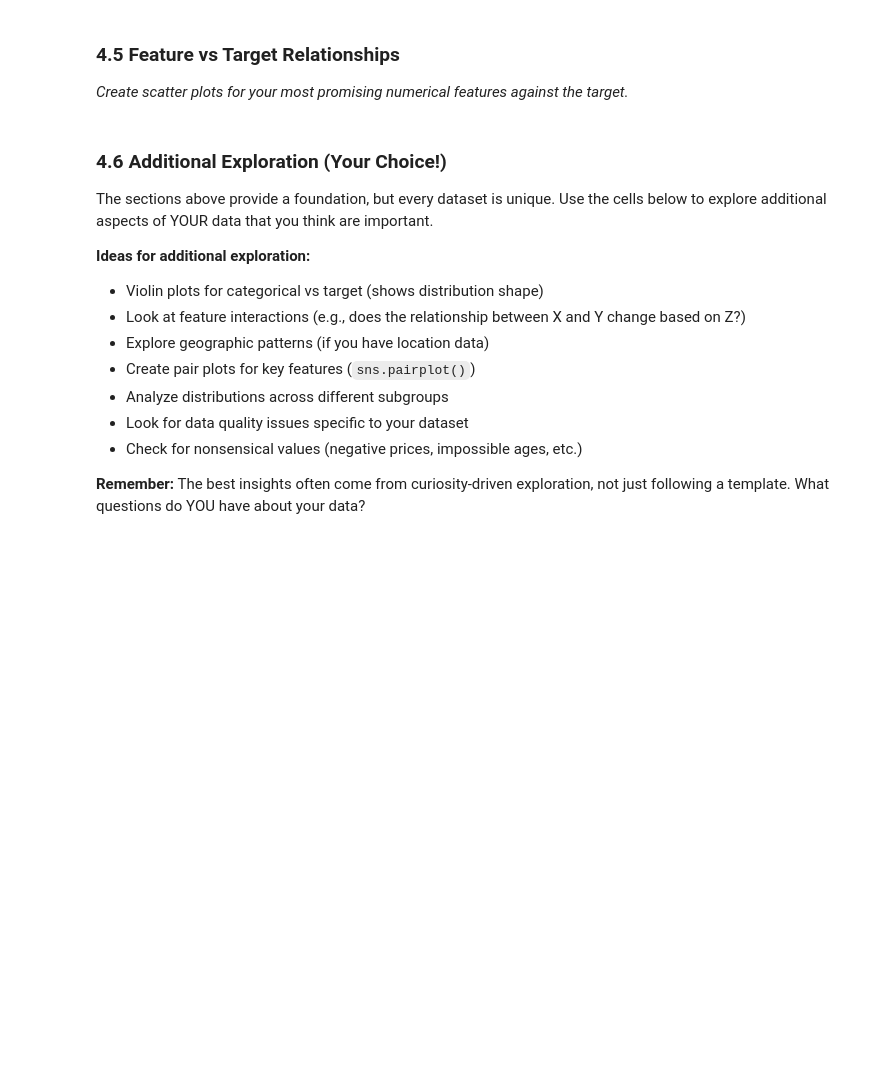
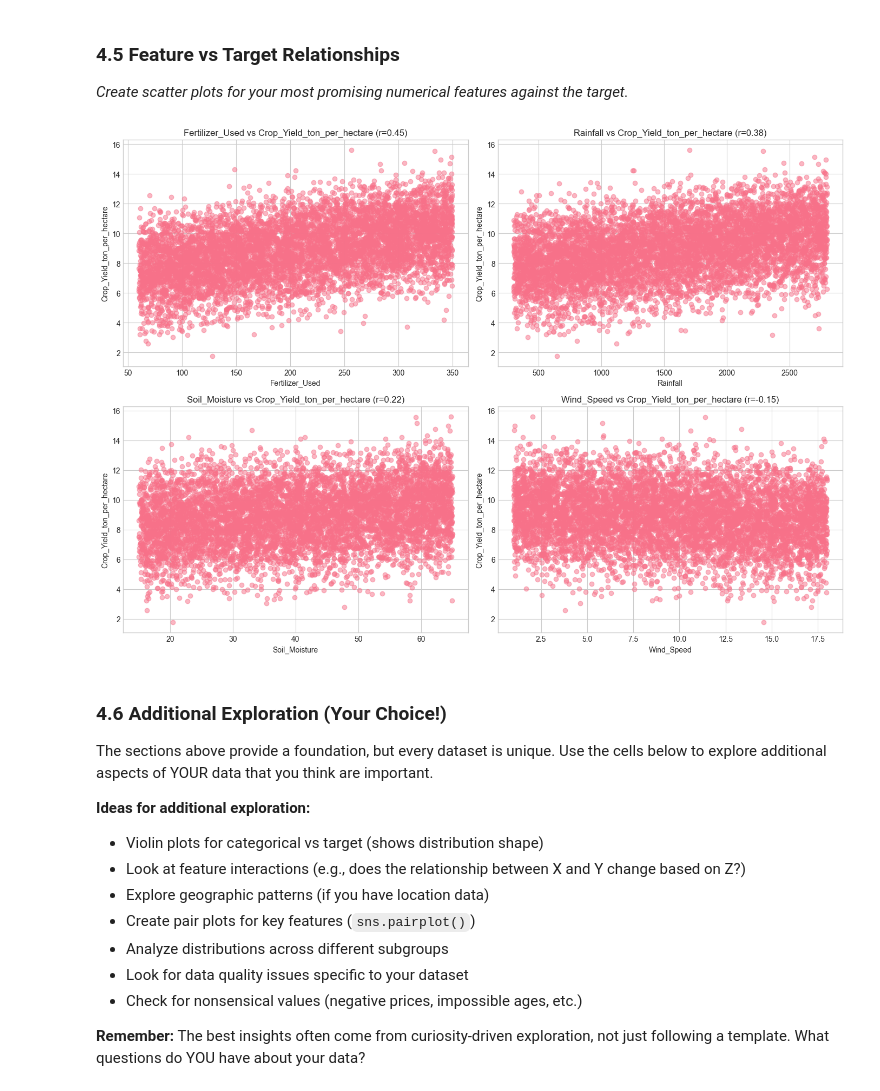
Before and after one commit to wzhu2467/Crop_Yield_Prediction_App, a Jupyter notebook: notebooks/01_problem_statement_and_eda.ipynb, the cells around one changed output. Saved outputs shown, nothing was run; the diff lists cells and outputs as text; code cells hidden in the pictures; blank space fills up the shorter version.

```diff
--- a/notebooks/01_problem_statement_and_eda.ipynb
+++ b/notebooks/01_problem_statement_and_eda.ipynb
@@ -663,28 +728,30 @@ plt.show()
 *Create scatter plots for your most promising numerical features against the target.*
 # %%
 # Select top correlated features to plot
-top_features = target_correlations.abs().sort_values(ascending=False).head(4).index.tolist()
+top_features = target_correlations.abs().sort_values(by='Crop_Yield_ton_per_hectare', ascending=False).head(4).index.tolist()
 
 if len(top_features) > 0:
     n_features = min(4, len(top_features))
     fig, axes = plt.subplots(2, 2, figsize=(14, 10))
     axes = axes.flatten()
 
     for i, feature in enumerate(top_features[:n_features]):
         axes[i].scatter(df[feature], df[TARGET], alpha=0.5)
         axes[i].set_xlabel(feature)
         axes[i].set_ylabel(TARGET)
         corr = df[feature].corr(df[TARGET])
         axes[i].set_title(f'{feature} vs {TARGET} (r={corr:.2f})')
 
     # Hide unused subplots
     for j in range(n_features, 4):
         axes[j].set_visible(False)
 
     plt.tight_layout()
     plt.show()
 else:
     print("No numerical features to plot.")
+# %% [output]
+[figure, added]
 # %% [markdown]
 ### 4.6 Additional Exploration (Your Choice!)
 
```
Also changed, not shown: parts of 48 cells of this notebook, 1 other file.
